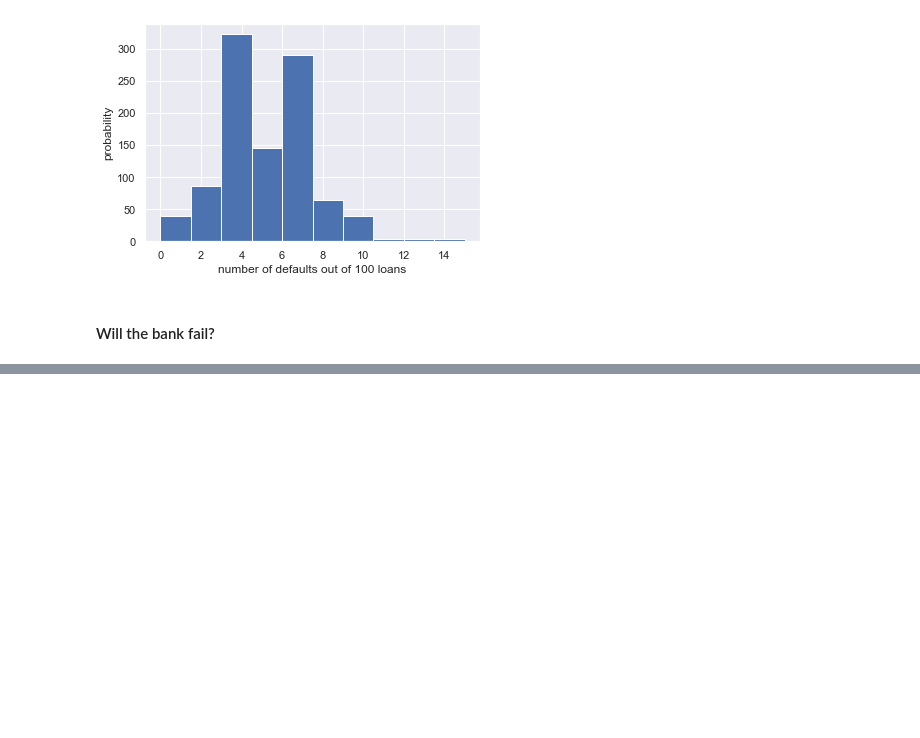
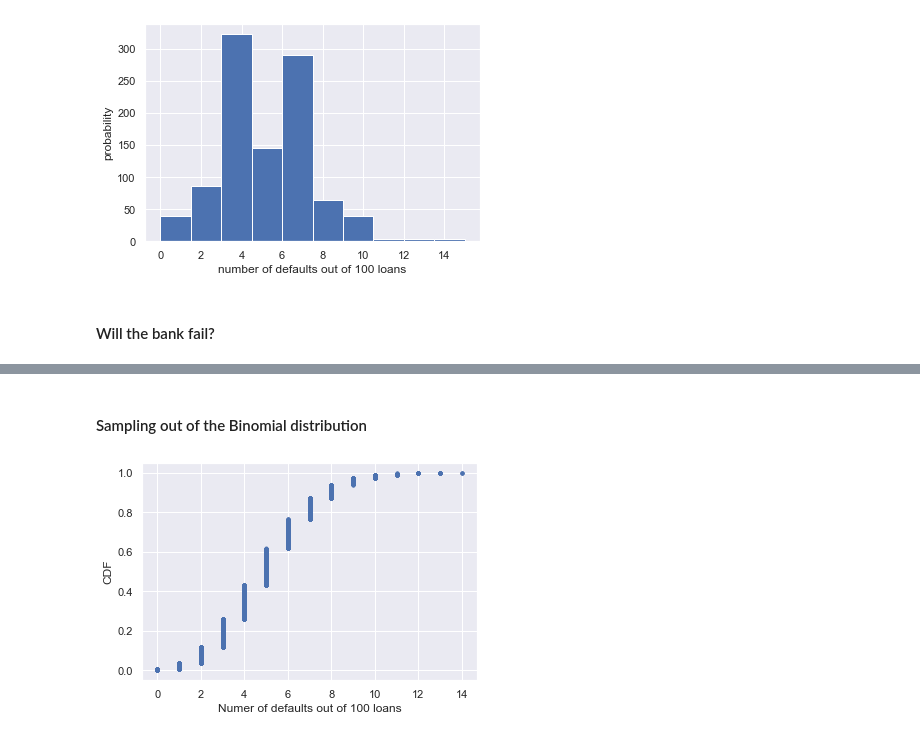
Before and after one commit to CrMatt9/DataScientistFormation, a Jupyter notebook: PythonDataCamp/Statistical Thinking in Python (Part 1).ipynb, the cells around one changed output, grey strips where cells are left out. Cells and saved outputs as stored; diff of their text form; code cells hidden in the pictures; blank space fills up the shorter version.

```diff
--- a/PythonDataCamp/Statistical Thinking in Python (Part 1).ipynb
+++ b/PythonDataCamp/Statistical Thinking in Python (Part 1).ipynb
@@ -388,0 +410,20 @@ plt.show()
+# %% [markdown]
+#### Sampling out of the Binomial distribution
+# %%
+# Take 10,000 samples out of the binomial distribution: n_defaults
+n_defaults = np.random.binomial(n=100, p=0.05, size=10000)
+
+# Compute CDF: x, y
+x, y = ecdf(n_defaults)
+
+# Plot the CDF with axis labels
+plt.plot(x, y, marker='.', linestyle='none')
+
+plt.xlabel('Numer of defaults out of 100 loans')
+plt.ylabel('CDF')
+
+
+# Show the plot
+plt.show()
+# %% [output]
+[figure, added]
```
Also changed, not shown: parts of 5 cells of this notebook, 1 other file.
